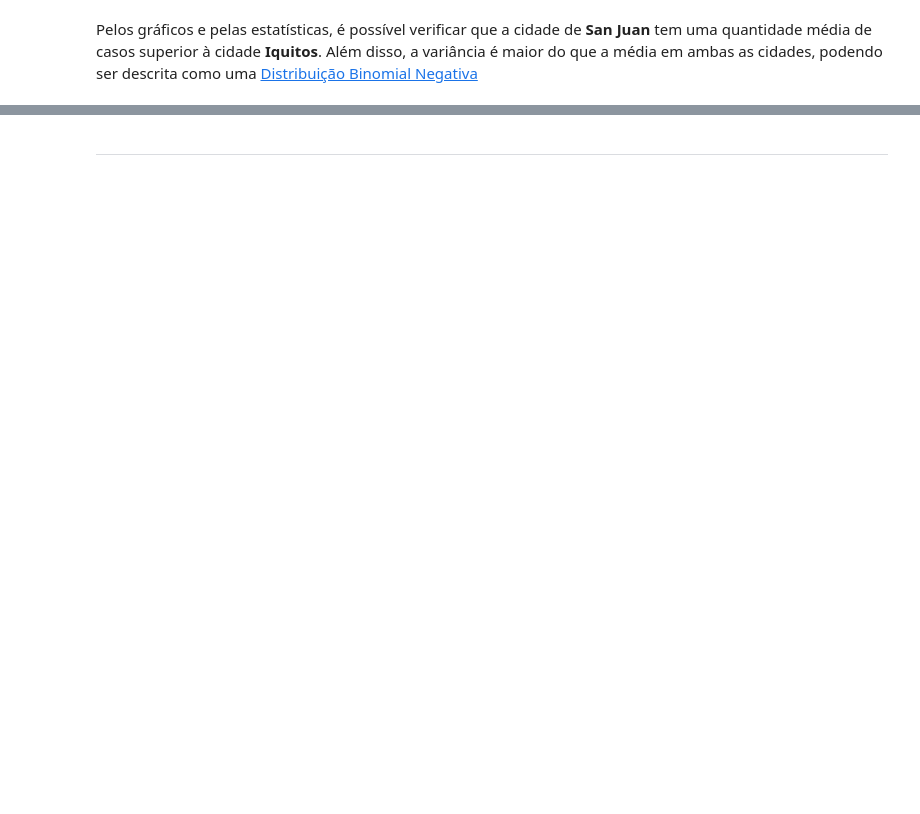
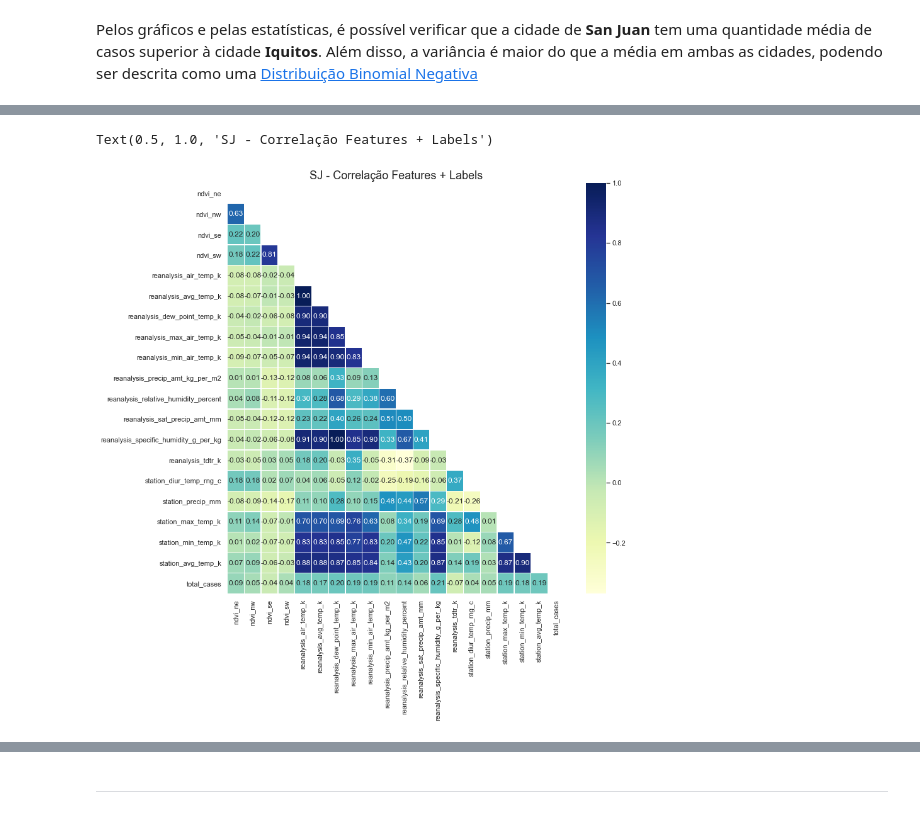
Before and after one commit to ciencia-dados-ifsp-grupo5/DengAI, a Jupyter notebook: notebooks/dengAI.ipynb, the cells around one changed output, grey strips where cells are left out. Cells and saved outputs as stored; diff of their text form; code cells hidden in the pictures; blank space fills up the shorter version.

Commit message:
Question 9 - Correlation + Final coments

```diff
--- a/notebooks/dengAI.ipynb
+++ b/notebooks/dengAI.ipynb
@@ -620,0 +631,17 @@ Pelos gráficos e pelas estatísticas, é possível verificar que a cidade de **
+# %%
+#Adicionando coluna 'total_cases' dos dados de labels
+sj_features['total_cases'] = sj_labels['total_cases']
+iq_features['total_cases'] = iq_labels['total_cases']
+# %%
+#Heatmap
+sj_correlations = sj_features.corr().round(2)
+
+mask = np.zeros_like(sj_correlations)
+mask[np.triu_indices_from(mask)] = True
+
+plt.figure(figsize=(12,12))
+sns.heatmap(sj_correlations, linewidths=.3, cmap="YlGnBu", annot = True, fmt = '.2f', mask= mask)
+plt.title('SJ - Correlação Features + Labels')
+# %% [output]
+Text(0.5, 1.0, 'SJ - Correlação Features + Labels')
+[figure, added]
```
Also changed, not shown: parts of 53 cells of this notebook.
